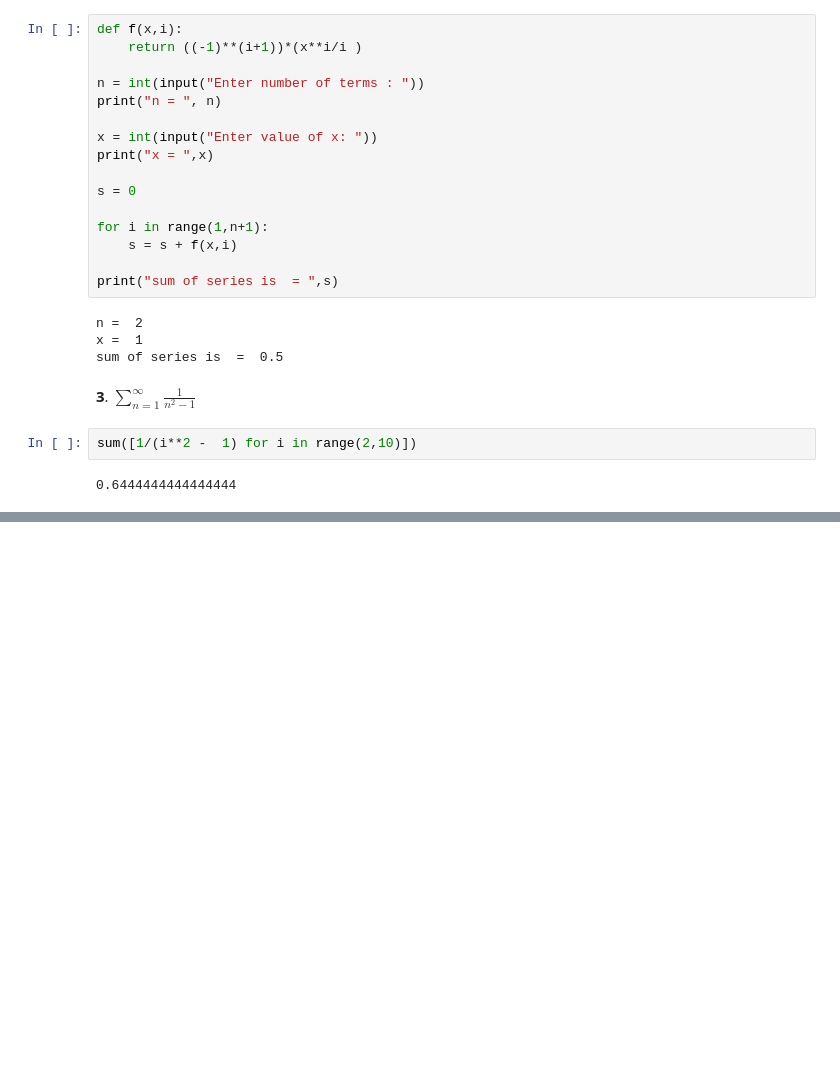
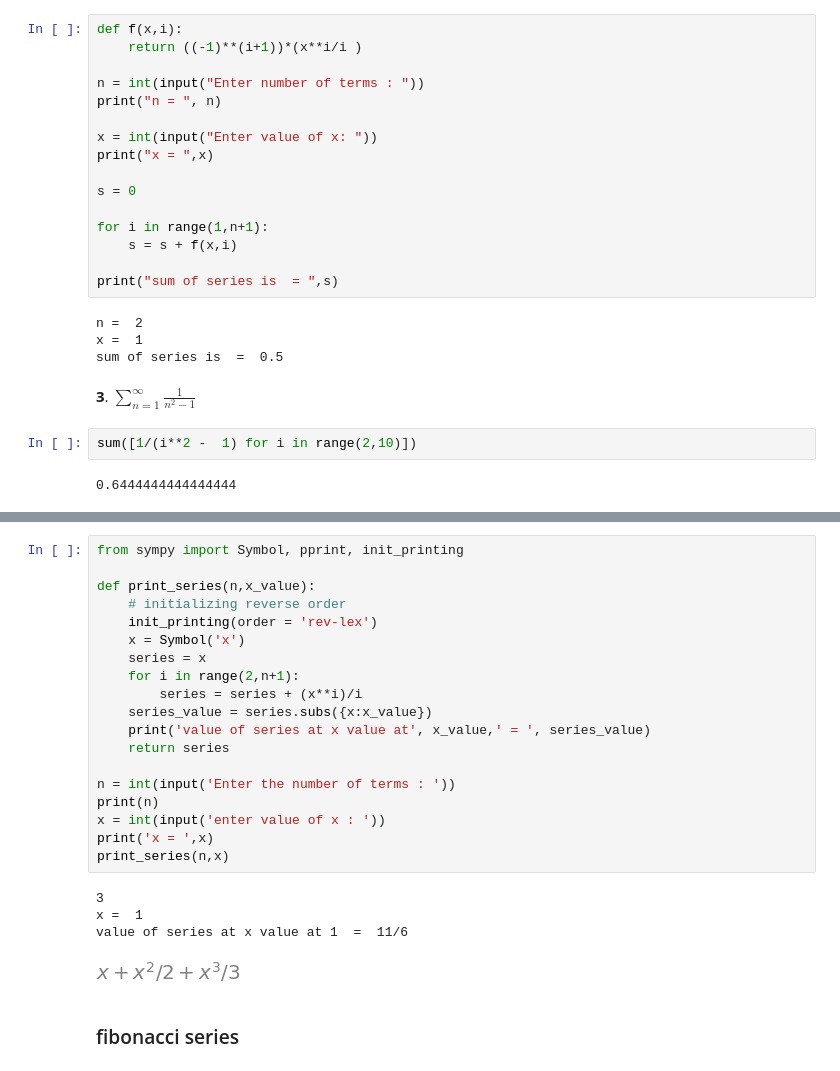
Before and after one commit to joeltheai/PROJECTS-2, a Jupyter notebook: math/8-06-22(math final).ipynb, the cells around one changed output, grey strips where cells are left out. Drawn from its saved outputs; the diff is of its cells as text; blank space fills up the shorter version.

```diff
--- a/math/8-06-22(math final).ipynb
+++ b/math/8-06-22(math final).ipynb
@@ -1326,0 +1373,26 @@ sum([1/(i**2 -  1) for i in range(2,10)])
+# %%
+from sympy import Symbol, pprint, init_printing
+
+def print_series(n,x_value):
+    # initializing reverse order
+    init_printing(order = 'rev-lex')
+    x = Symbol('x')
+    series = x
+    for i in range(2,n+1):
+        series = series + (x**i)/i
+    series_value = series.subs({x:x_value})
+    print('value of series at x value at', x_value,' = ', series_value)
+    return series
+
+n = int(input('Enter the number of terms : '))
+print(n)
+x = int(input('enter value of x : '))
+print('x = ',x)
+print_series(n,x)
+# %% [output]
+3
+x =  1
+value of series at x value at 1  =  11/6
+[figure, added]
+# %% [markdown]
+### fibonacci series
```
Also changed, not shown: parts of 19 cells of this notebook, 17 other files.
